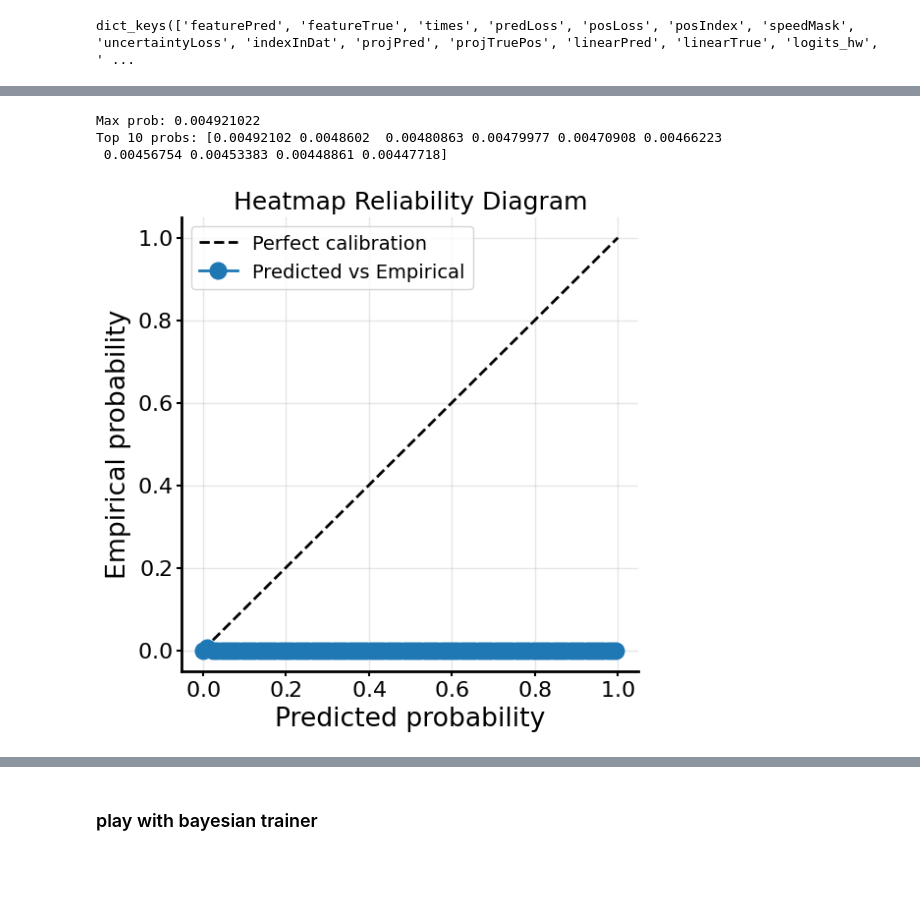
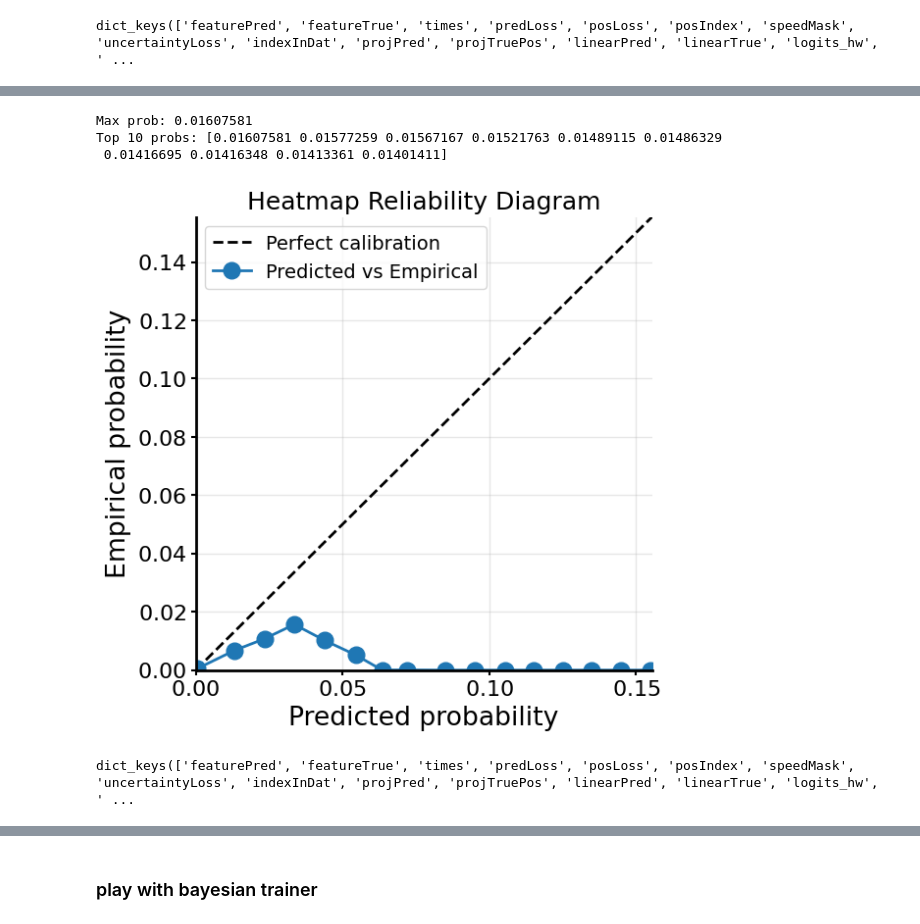
Before and after one commit to MobsLab/neuroEncoders, a Jupyter notebook: notebooks/NotebookKarimSingleMouse.ipynb, the cells around one changed output, grey strips where cells are left out. Drawn from its saved outputs; the diff is of its cells as text; code cells hidden in the pictures; blank space fills up the shorter version.

```diff
--- a/notebooks/NotebookKarimSingleMouse.ipynb
+++ b/notebooks/NotebookKarimSingleMouse.ipynb
@@ -49,18 +46,14 @@ Dir_LSTM = neuroencoders.utils.MOBS_Functions.path_for_experiments_df('Sub', nam
 # %%
-import tensorflow.config as tfconfig
 deviceName = "cpu"
-if tfconfig.list_physical_devices("GPU"):
-    deviceName = "gpu"
-
-deviceName = "cpu"
-Mouse_Results = neuroencoders.utils.MOBS_Functions.Mouse_Results(Dir, mouse_name=mouse, manipe=manipe, target=target,
+Mouse_Results = mf.Mouse_Results(Dir, mouse_name=mouse, manipe=manipe, target=target,
                                                         nameExp=nameExp, nEpochs=nEpochs, phase=phase,
                                                         deviceName=deviceName, windows=windowSizeMS,
                                                         isTransformer = "LSTM" not in nameExp, denseweight= False,
                                                         transform_w_log = False,
-                                                        which = "ann",
+                                                        which = "both",
                                                         isPredLoss = False,
-                                                        GaussianHeatmap = True
+                                                        GaussianHeatmap = True,
+                                                        # bayes_project_path = nameExp_Bayes,
                                                         )
 # %% [output]
 Path for 1199 found: /media/mickey/DataTheotime210/DimaERC2/neuroencoders_1021/_work/M1199_PAG
@@ -87,7 +84,7 @@ Windows: 108
 # %%
 import dill as pickle
 # %%
-with open("/home/mickey/Documents/Theotime/DimaERC2/neuroencoders_1021/_work/M1199_PAG/new_GaussianHeatMap_LinearLoss_Dense_Transformer/results/108/decoding_results_pre.pkl", "rb") as f:
+with open(os.path.join(Mouse_Results.folderResult, "108", "decoding_results_pre.pkl"), "rb") as f:
     decoding_results = pickle.load(f)
 # %%
 decoding_results.keys()
@@ -179,12 +218,20 @@ Target - allowed mass: 1.000000
 # %%
+num_subplots = 16
+# get 10 smallest entropy
+entropy_sorted_indices = tf.argsort(entropy_hw)[:num_subplots].numpy()
+
 # plot the first 16 imshow of logits_hw
 fig, axs = plt.subplots(4, 4, figsize=(10, 10))
-for i in range(16):
+for i in range(num_subplots):
     ax = axs[i // 4, i % 4]
-    youhou = ax.imshow(logits_hw[i, :, :], cmap='hot', origin='lower')
-    ax.set_title(f'{i} - entropy {entropy_hw.numpy()[i]:.2f}')
+    ax.imshow(probs[entropy_sorted_indices[i], :, :], origin='lower', vmin=0, extent = (0,1,0,1), label = "scaled proba")
+    ax.scatter(truePos[entropy_sorted_indices[i],0], truePos[entropy_sorted_indices[i],1], c='r', s=20, label = "true pos")
+    ax.set_title(f'{i} - entropy {entropy_hw[entropy_sorted_indices[i]]:.2f}')
     ax.axis('off')
-plt.colorbar(youhou)
+fig.suptitle("Probas with lowest entropy")
+handles, labels = ax.get_legend_handles_labels()
+fig.legend(handles, labels, loc='upper right')
+
 plt.tight_layout()
 plt.show()
 # %% [output]
@@ -198,5 +239,3 @@ TensorShape([2048, 45, 45])
-# %%
-logits = logits_hw
 # %%
 
 # Compute KL loss
@@ -224,13 +263,13 @@ probs.max()
 # %%
-sample_idx = 0
+sample_idx = 10
 probs = tf.nn.softmax(tf.reshape(logits_hw[sample_idx], [-1]))
 print("Max prob:", tf.reduce_max(probs).numpy())
 topk = tf.math.top_k(probs, k=10)
 print("Top 10 probs:", topk.values.numpy())
 # %% [output]
-Max prob: 0.004921022
-Top 10 probs: [0.00492102 0.0048602  0.00480863 0.00479977 0.00470908 0.00466223
- 0.00456754 0.00453383 0.00448861 0.00447718]
+Max prob: 0.01607581
+Top 10 probs: [0.01607581 0.01577259 0.01567167 0.01521763 0.01489115 0.01486329
+ 0.01416695 0.01416348 0.01413361 0.01401411]
 # %%
 import tensorflow as tf
 import numpy as np
@@ -260,33 +299,40 @@ def heatmap_reliability_plot(logits_hw, target_hw, n_bins=10, forbid_mask=None):
     targets_flat = targets_flat.numpy()
 
     # Define bins
     bin_edges = np.linspace(0.0, 1.0, n_bins + 1)
     bin_centers = (bin_edges[:-1] + bin_edges[1:]) / 2
 
     avg_pred_probs = []
     avg_true_probs = []
 
     for i in range(n_bins):
         mask = (probs_flat >= bin_edges[i]) & (probs_flat < bin_edges[i+1])
         if np.sum(mask) > 0:
             avg_pred_probs.append(np.mean(probs_flat[mask]))
             avg_true_probs.append(np.mean(targets_flat[mask]))
         else:
             avg_pred_probs.append(bin_centers[i])
             avg_true_probs.append(0.0)
 
-    # Plot
+    # Plo
     plt.figure(figsize=(6,6))
     plt.plot([0,1], [0,1], 'k--', label="Perfect calibration")
     plt.plot(avg_pred_probs, avg_true_probs, 'o-', label="Predicted vs Empirical")
+    plt.xlim(0, probs_flat.max() + 0.05)
+    plt.ylim(0, probs_flat.max() + 0.05)
+
     plt.xlabel("Predicted probability")
     plt.ylabel("Empirical probability")
     plt.title("Heatmap Reliability Diagram")
     plt.legend()
     plt.grid(True)
     plt.show()
 
 # Usage
-heatmap_reliability_plot(logits_hw, target_hw, n_bins=100, forbid_mask=net.GaussianHeatmap.FORBID)
+heatmap_reliability_plot(logits_hw, target_hw, n_bins=100, forbid_mask=net.GaussianHeatmap.forbid_mask_tf)
 # %% [output]
-[figure, old version]
+[figure, new version]
+# %%
+decoding_results.keys()
+# %% [output]
+dict_keys(['featurePred', 'featureTrue', 'times', 'predLoss', 'posLoss', 'posIndex', 'speedMask', 'uncertaintyLoss', 'indexInDat', 'projPred', 'projTruePos', 'linearPred', 'linearTrue', 'logits_hw', ' ...
```
Also changed, not shown: parts of 56 cells of this notebook, 1 other file.
